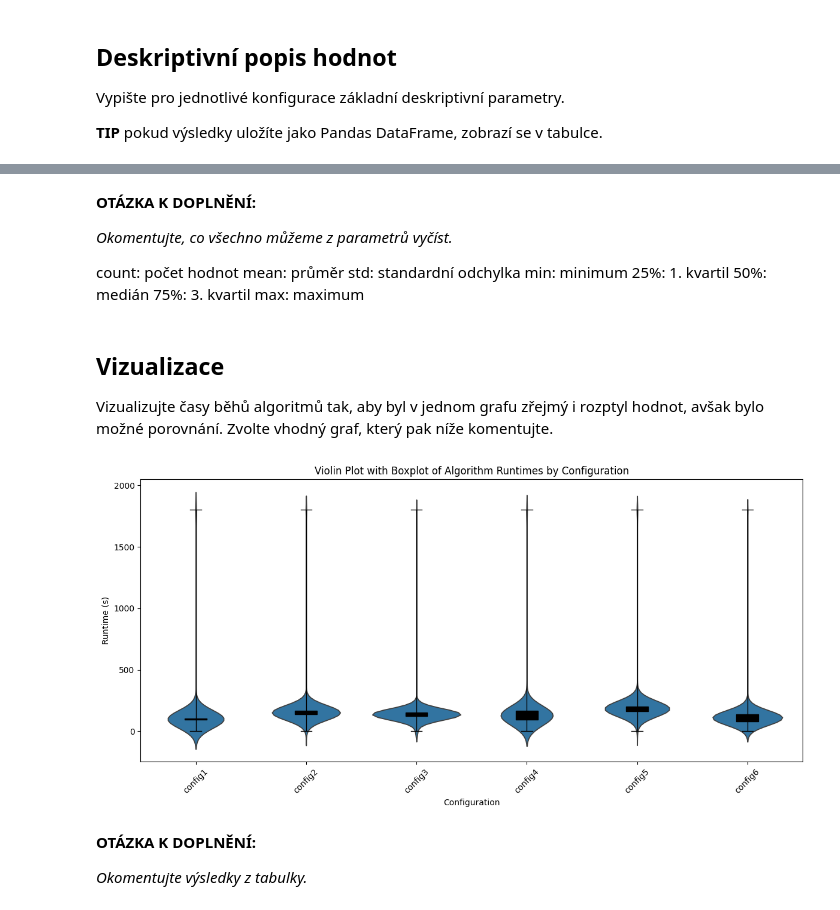
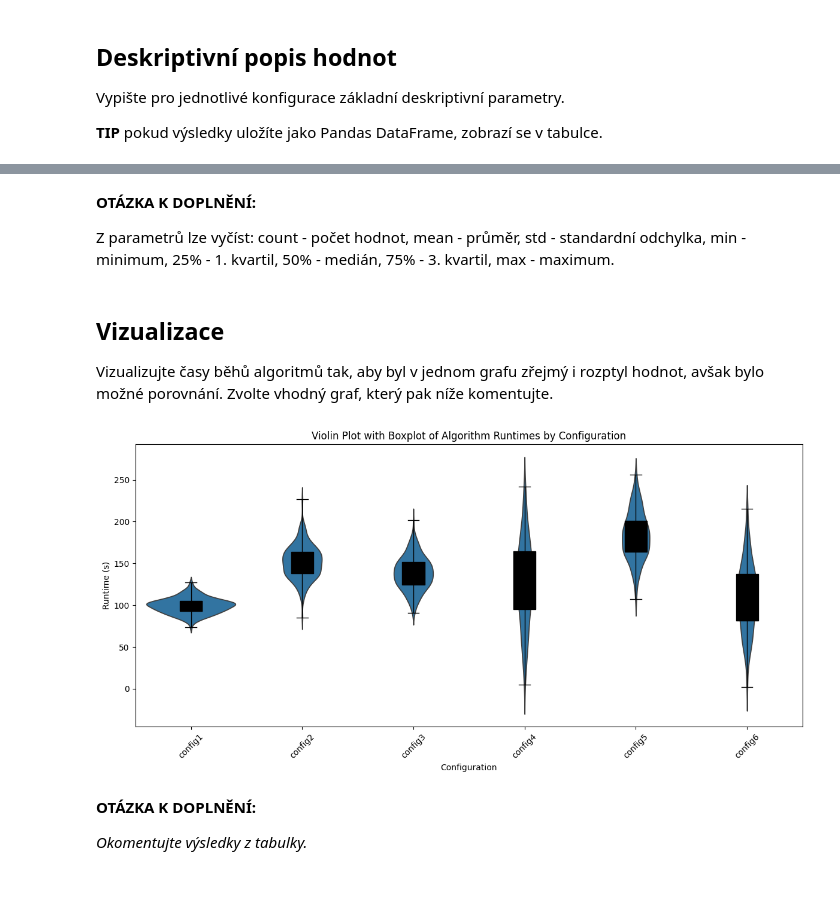
Before and after one commit to jirmusovic/MSP, a Jupyter notebook: proj1.ipynb, the cells around one changed output, grey strips where cells are left out. Cells and saved outputs as stored; diff of their text form; code cells hidden in the pictures.

```diff
--- a/proj1.ipynb
+++ b/proj1.ipynb
@@ -87,17 +84,16 @@ dtype: object
 Vhodným způsobem pro všechny konfigurace analyzujte časy běhů a pokud tam jsou, identifikujte hodnoty, které jsou chybné. Vyberte vhodný graf, který zobrazí samostatně jednotlivé konfigurace.
 # %%
 config_stats = df.groupby('configuration')['runtime'].describe()
-print(config_stats)
+display(config_stats)
 print("\n")
 
-# Tohle nevim, zda je nutne, ale mluvilo se o tom na prednasce, tak to inkluduji
 def detect_outliers(data):
-    Q1 = data.quantile(0.25)
-    Q3 = data.quantile(0.75)  # Prvni a treti kvantil
-    IQR = Q3 - Q1
+    q_1 = data.quantile(0.25)
+    q_3 = data.quantile(0.75)  # Prvni a treti kvartil
+    iqr = q_3 - q_1
 
-    low = Q1 - 1.5 * IQR
-    upp = Q3 + 1.5 * IQR
+    low = q_1 - 1.5 * iqr
+    upp = q_3 + 1.5 * iqr
 
     return (data < low) | (data > upp)
 
@@ -105,7 +101,7 @@ df['outlier'] = df.groupby('configuration')['runtime'].transform(detect_outliers
 
 outliers = df[df['outlier']]
 print("Identified outliers:")
-print(outliers)
+display(outliers)
 
 # Boxplot
 config_order = ['config1', 'config2', 'config3', 'config4', 'config5', 'config6']
@@ -147,16 +152,15 @@ Tento druh grafu jsem zvolila díky jeho vysoké přehlednosti při zobrazován
 # %% [markdown]
 Vyčistěte dataframe `df` tak, aby tam tyto hodnoty nebyly a ukažte znovu analýzu toho, že čištění dat bylo úspěšné. Odtud dále pracujte s vyčištěným datasetem.
 # %%
-if (df['status'] == "SUCCESS").any():
-    # Tady kopiruji svuj vlastni kod, tak snad to nebude povazovano za plagiat
-    config_order = ['config1', 'config2', 'config3', 'config4', 'config5', 'config6']
-    success = df[df['status'] == "SUCCESS"]
-    plt.figure(figsize=(10, 6))
-    sns.boxplot(x='configuration', y='runtime', data=success, order=config_order)
-    plt.title('Distribution of runtimes by configuration')
-    plt.ylabel('Runtime (s)')
-    plt.xlabel('Configuration')
-    plt.xticks(rotation=45)
-    plt.tight_layout()
-    plt.show()
+# Tady kopiruji svuj vlastni kod, tak snad to nebude povazovano za plagiat
+config_order = ['config1', 'config2', 'config3', 'config4', 'config5', 'config6']
+success = df[df['status'] == "SUCCESS"]
+plt.figure(figsize=(10, 6))
+sns.boxplot(x='configuration', y='runtime', data=success, order=config_order, showfliers=False)
+plt.title('Distribution of runtimes by configuration')
+plt.ylabel('Runtime (s)')
+plt.xlabel('Configuration')
+plt.xticks(rotation=45)
+plt.tight_layout()
+plt.show()
 # %% [output]
@@ -191,34 +186,32 @@ config6        111.088189  137.889290  1800.0
 # %% [markdown]
 __OTÁZKA K DOPLNĚNÍ:__
 
-_Okomentujte, co všechno můžeme z parametrů vyčíst._
-
-count: počet hodnot
-mean: průměr
-std: standardní odchylka
-min: minimum
-25%: 1. kvartil
-50%: medián
-75%: 3. kvartil
-max: maximum
+Z parametrů lze vyčíst:
+count - počet hodnot,
+mean - průměr,
+std - standardní odchylka,
+min - minimum,
+25% - 1. kvartil,
+50% - medián,
+75% - 3. kvartil,
+max - maximum.
 # %% [markdown]
 ## Vizualizace
 Vizualizujte časy běhů algoritmů tak, aby byl v jednom grafu zřejmý i rozptyl hodnot, avšak bylo možné porovnání. Zvolte vhodný graf, který pak níže komentujte.
 # %%
 plt.figure(figsize=(12, 6))
-sns.violinplot(x='configuration', y='runtime', data=df, order=['config1', 'config2', 'config3', 'config4', 'config5', 'config6'], inner=None)
-sns.boxplot(x='configuration', y='runtime', data=df, order=['config1', 'config2', 'config3', 'config4', 'config5', 'config6'],
-            whis=np.inf, color='k', width=0.2, fliersize=0)  # Boxplot without outliers
+sns.violinplot(x='configuration', y='runtime', data=success, order=['config1', 'config2', 'config3', 'config4', 'config5', 'config6'], inner=None)
+sns.boxplot(x='configuration', y='runtime', data=success, order=['config1', 'config2', 'config3', 'config4', 'config5', 'config6'],
+            whis=np.inf, color='k', width=0.2, fliersize=0)
 plt.title('Violin Plot with Boxplot of Algorithm Runtimes by Configuration')
 plt.ylabel('Runtime (s)')
 plt.xlabel('Configuration')
 plt.xticks(rotation=45)
 plt.tight_layout()
 
-# Zobrazení grafu
 plt.show()
 # %% [output]
-[figure, old version]
+[figure, new version]
 # %% [markdown]
 __OTÁZKA K DOPLNĚNÍ:__
 
```
Also changed, not shown: parts of 9 cells of this notebook.
